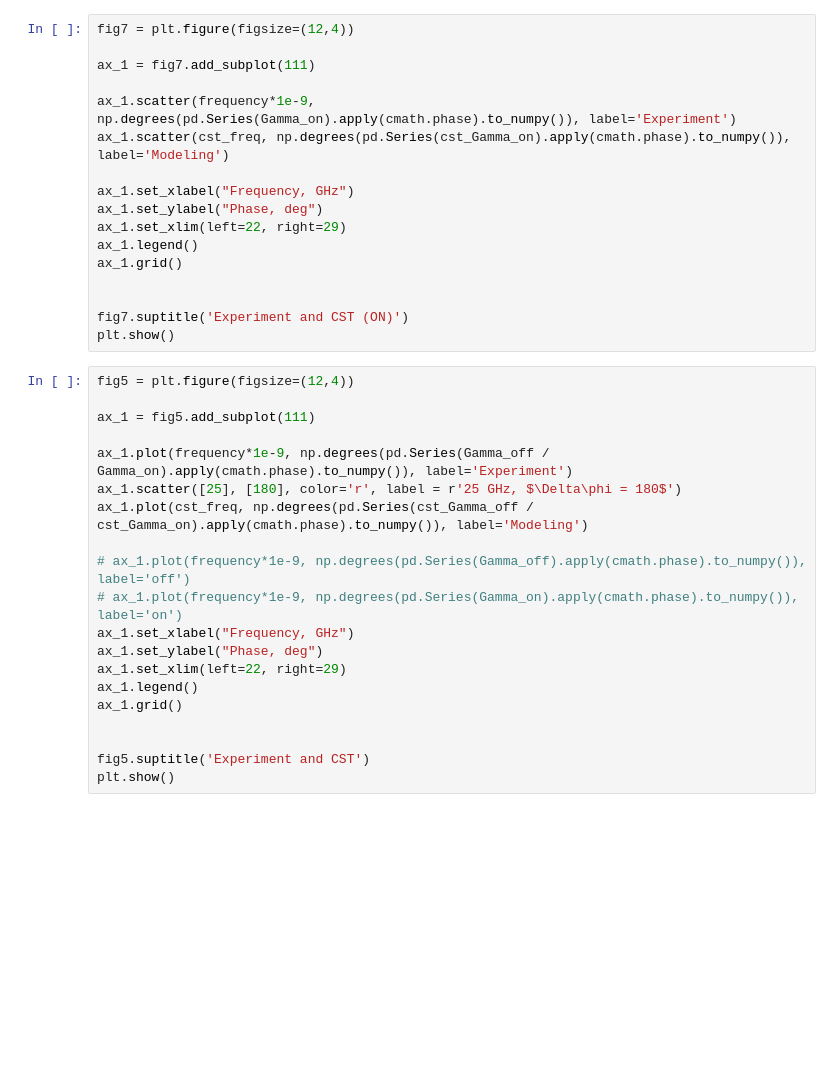
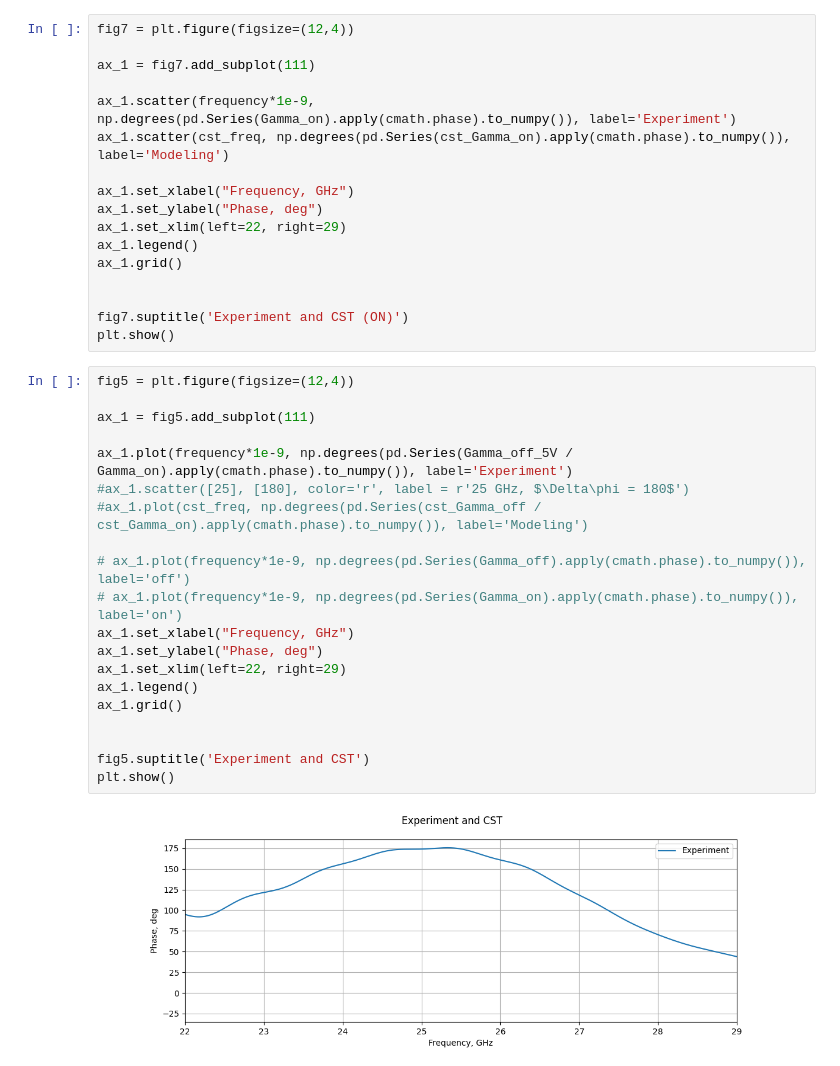
Before and after one commit to isvoropaev02/post_processing_RIS, a Jupyter notebook: 29sept/S11_29sept.ipynb, the cells around one changed output. Drawn from its saved outputs; the diff is of its cells as text; blank space fills up the shorter version.

```diff
--- a/29sept/S11_29sept.ipynb
+++ b/29sept/S11_29sept.ipynb
@@ -303,20 +305,22 @@ plt.show()
 # %%
 fig5 = plt.figure(figsize=(12,4))
 
 ax_1 = fig5.add_subplot(111)
 
-ax_1.plot(frequency*1e-9, np.degrees(pd.Series(Gamma_off / Gamma_on).apply(cmath.phase).to_numpy()), label='Experiment')
-ax_1.scatter([25], [180], color='r', label = r'25 GHz, $\Delta\phi = 180$')
-ax_1.plot(cst_freq, np.degrees(pd.Series(cst_Gamma_off / cst_Gamma_on).apply(cmath.phase).to_numpy()), label='Modeling')
+ax_1.plot(frequency*1e-9, np.degrees(pd.Series(Gamma_off_5V / Gamma_on).apply(cmath.phase).to_numpy()), label='Experiment')
+#ax_1.scatter([25], [180], color='r', label = r'25 GHz, $\Delta\phi = 180$')
+#ax_1.plot(cst_freq, np.degrees(pd.Series(cst_Gamma_off / cst_Gamma_on).apply(cmath.phase).to_numpy()), label='Modeling')
 
 # ax_1.plot(frequency*1e-9, np.degrees(pd.Series(Gamma_off).apply(cmath.phase).to_numpy()), label='off')
 # ax_1.plot(frequency*1e-9, np.degrees(pd.Series(Gamma_on).apply(cmath.phase).to_numpy()), label='on')
 ax_1.set_xlabel("Frequency, GHz")
 ax_1.set_ylabel("Phase, deg")
 ax_1.set_xlim(left=22, right=29)
 ax_1.legend()
 ax_1.grid()
 
 
 fig5.suptitle('Experiment and CST')
 plt.show()
+# %% [output]
+[figure, added]
```
Also changed, not shown: parts of 3 cells of this notebook, 1 other file.
